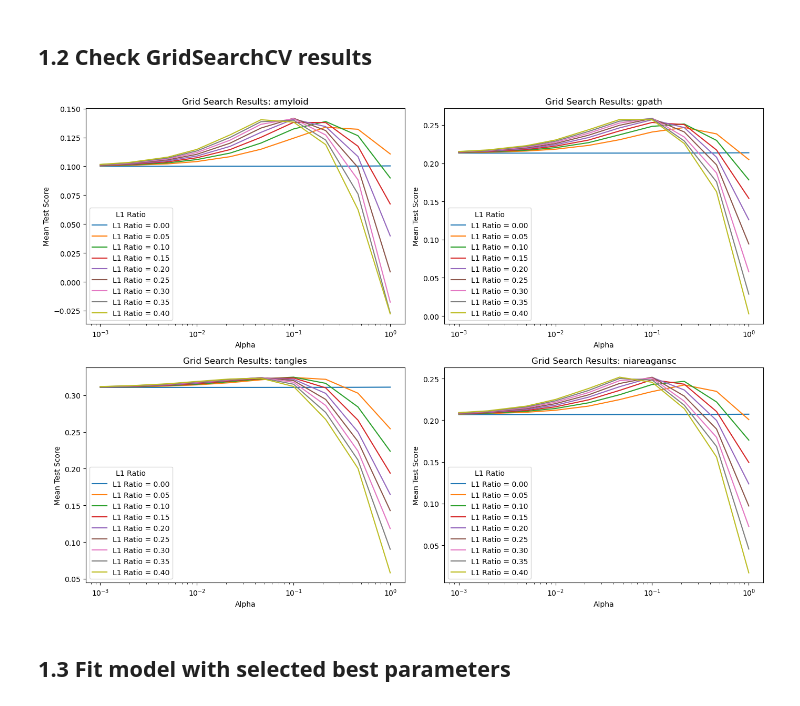
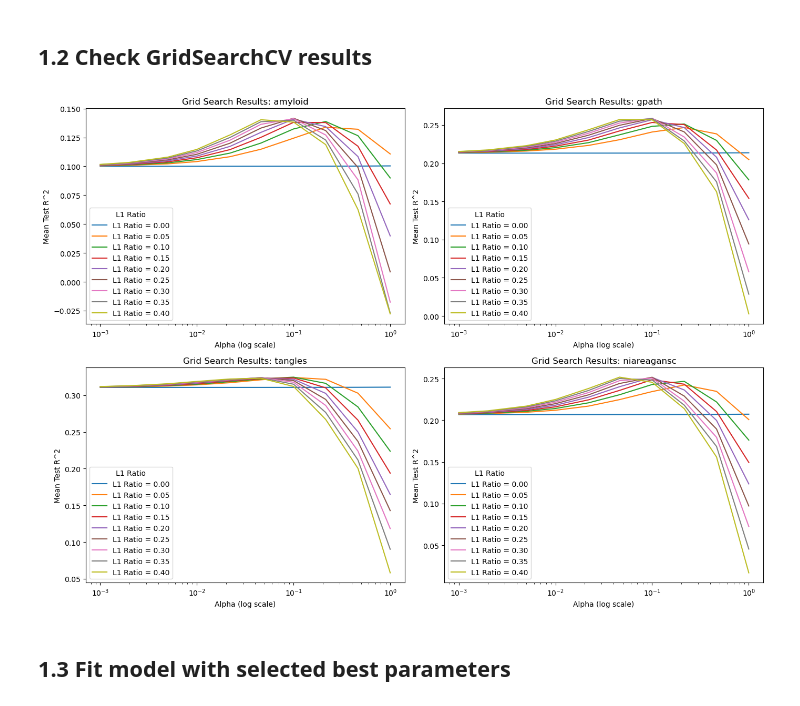
Before and after one commit to daiqile96/AD_Pathology_Prediction, a Jupyter notebook: elastic_net.ipynb, the cells around one changed output. Drawn from its saved outputs; the diff is of its cells as text; code cells hidden in the pictures.

```diff
--- a/elastic_net.ipynb
+++ b/elastic_net.ipynb
@@ -84,27 +84,27 @@ Performing grid search for niareagansc
 # %%
 # Set up the subplots
 fig, axes = plt.subplots(2, 2, figsize=(14, 10))
 axes = axes.ravel()
 
 # Plot results for each outcome
 for idx, outcome in enumerate(['amyloid', 'gpath', 'tangles', 'niareagansc']):
     cv_results = grid_search_results[outcome]["cv_results"]
     ax = axes[idx]
 
     for l1_ratio in cv_results["param_l1_ratio"].unique():
         subset = cv_results[cv_results["param_l1_ratio"] == l1_ratio]
         ax.plot(subset["param_alpha"], subset["mean_test_score"], label=f"L1 Ratio = {l1_ratio:.2f}")
 
     ax.set_xscale("log")
     ax.set_xlabel("Alpha (log scale)")
-    ax.set_ylabel("Mean Test Score")
+    ax.set_ylabel("Mean Test R^2")
     ax.set_title(f"Grid Search Results: {outcome}")
     ax.legend(title="L1 Ratio")
 
 plt.tight_layout()
 plt.show()
 # %% [output]
-[figure, old version]
+[figure, new version]
 # %% [markdown]
 ## 1.3 Fit model with selected best parameters
 # %%
```
